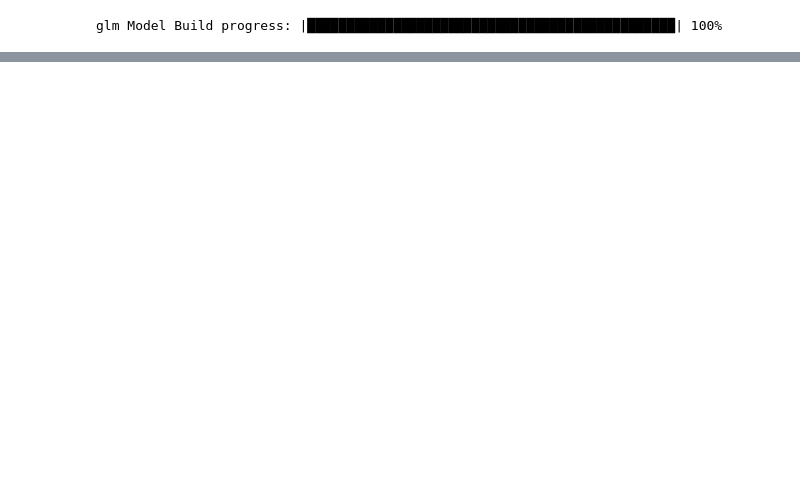
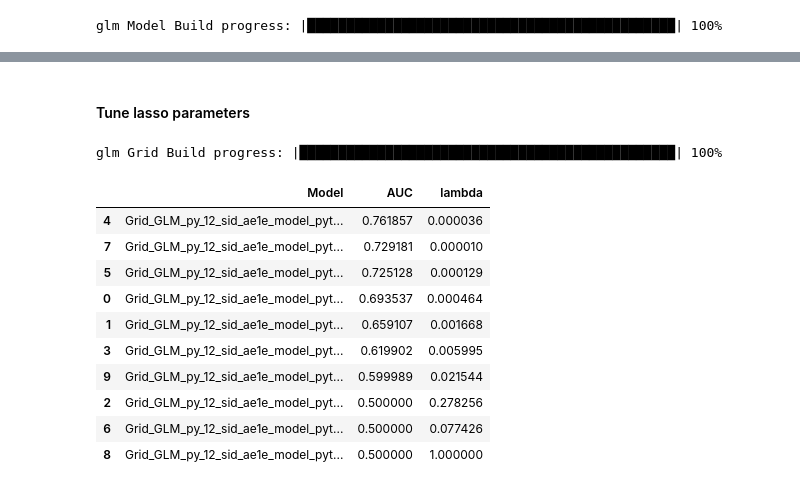
Before and after one commit to jakubglinka/ml-rpc, a Jupyter notebook: notebooks/revenue_per_click_prediction.ipynb, the cells around one changed output, grey strips where cells are left out. Saved outputs shown, nothing was run; the diff lists cells and outputs as text; code cells hidden in the pictures; blank space fills up the shorter version.

```diff
--- a/notebooks/revenue_per_click_prediction.ipynb
+++ b/notebooks/revenue_per_click_prediction.ipynb
@@ -529,0 +477,33 @@ glm_model.std_coef_plot(nu)
+# %% [markdown]
+#### Tune lasso parameters
+# %%
+from h2o.grid import H2OGridSearch
+import numpy as np
+
+lambda_grid = list(np.logspace(start=-5.0, stop=0.0, num=100, base=10.0))
+
+g = H2OGridSearch(
+        model=H2OGeneralizedLinearEstimator(family="binomial", alpha=1.0),
+        hyper_params={"lambda": lambda_grid}
+    )
+
+g.train(predictors, response, training_frame=train, validation_frame=validate, weights_column = weights_col)
+# %% [output]
+glm Grid Build progress: |████████████████████████████████████████████████| 100%
+# %%
+import pandas as pd
+pd_auc = pd.DataFrame(list(g.auc().items()), columns=['Model_ID', 'AUC']).sort_values('AUC', ascending=False)
+pd_auc['lambda'] = np.array([g.get_hyperparams_dict(model, display=False)['lambda'] for model in tt])
+pd_auc
+# %% [output]
+|  | Model | AUC | lambda |
+| 4 | Grid_GLM_py_12_sid_ae1e_model_pyt... | 0.761857 | 0.000036 |
+| 7 | Grid_GLM_py_12_sid_ae1e_model_pyt... | 0.729181 | 0.000010 |
+| 5 | Grid_GLM_py_12_sid_ae1e_model_pyt... | 0.725128 | 0.000129 |
+| 0 | Grid_GLM_py_12_sid_ae1e_model_pyt... | 0.693537 | 0.000464 |
+| 1 | Grid_GLM_py_12_sid_ae1e_model_pyt... | 0.659107 | 0.001668 |
+| 3 | Grid_GLM_py_12_sid_ae1e_model_pyt... | 0.619902 | 0.005995 |
+| 9 | Grid_GLM_py_12_sid_ae1e_model_pyt... | 0.599989 | 0.021544 |
+| 2 | Grid_GLM_py_12_sid_ae1e_model_pyt... | 0.500000 | 0.278256 |
+| 6 | Grid_GLM_py_12_sid_ae1e_model_pyt... | 0.500000 | 0.077426 |
+| 8 | Grid_GLM_py_12_sid_ae1e_model_pyt... | 0.500000 | 1.000000 |
```
Also changed, not shown: parts of 32 cells of this notebook, 1 other file.
